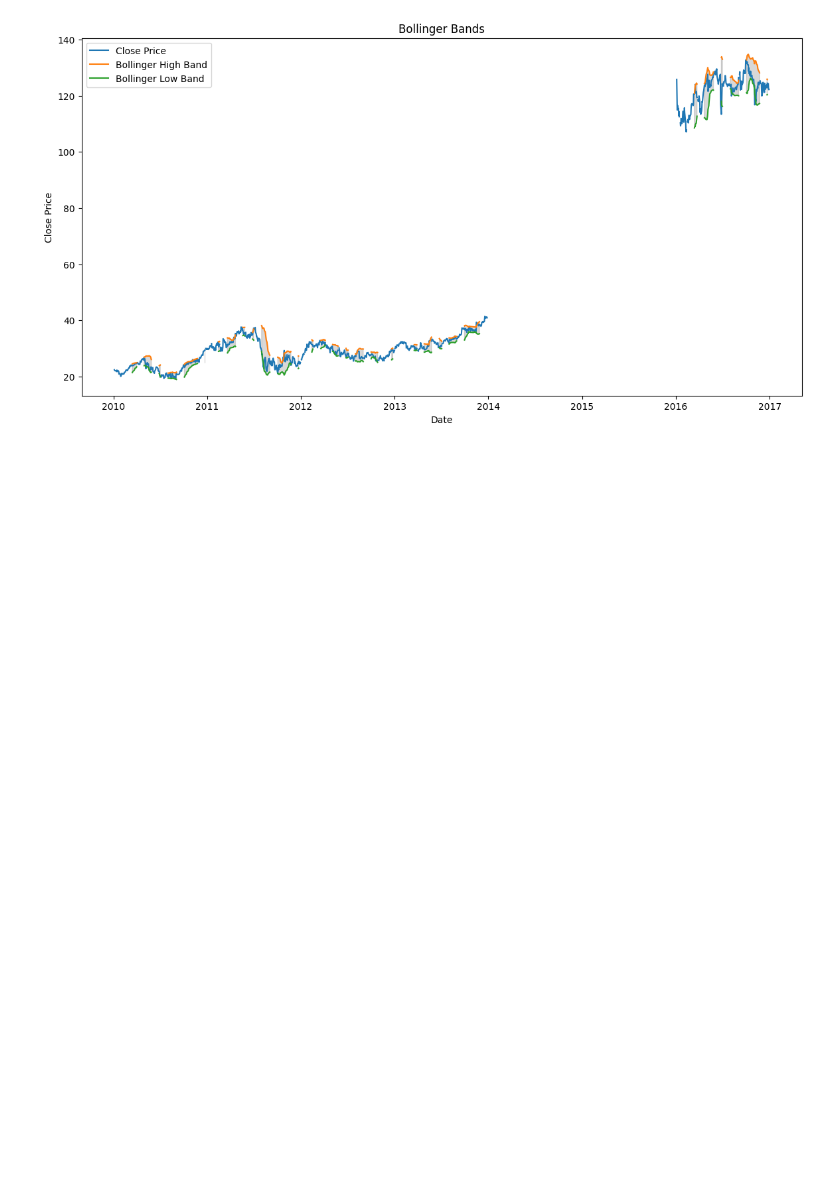
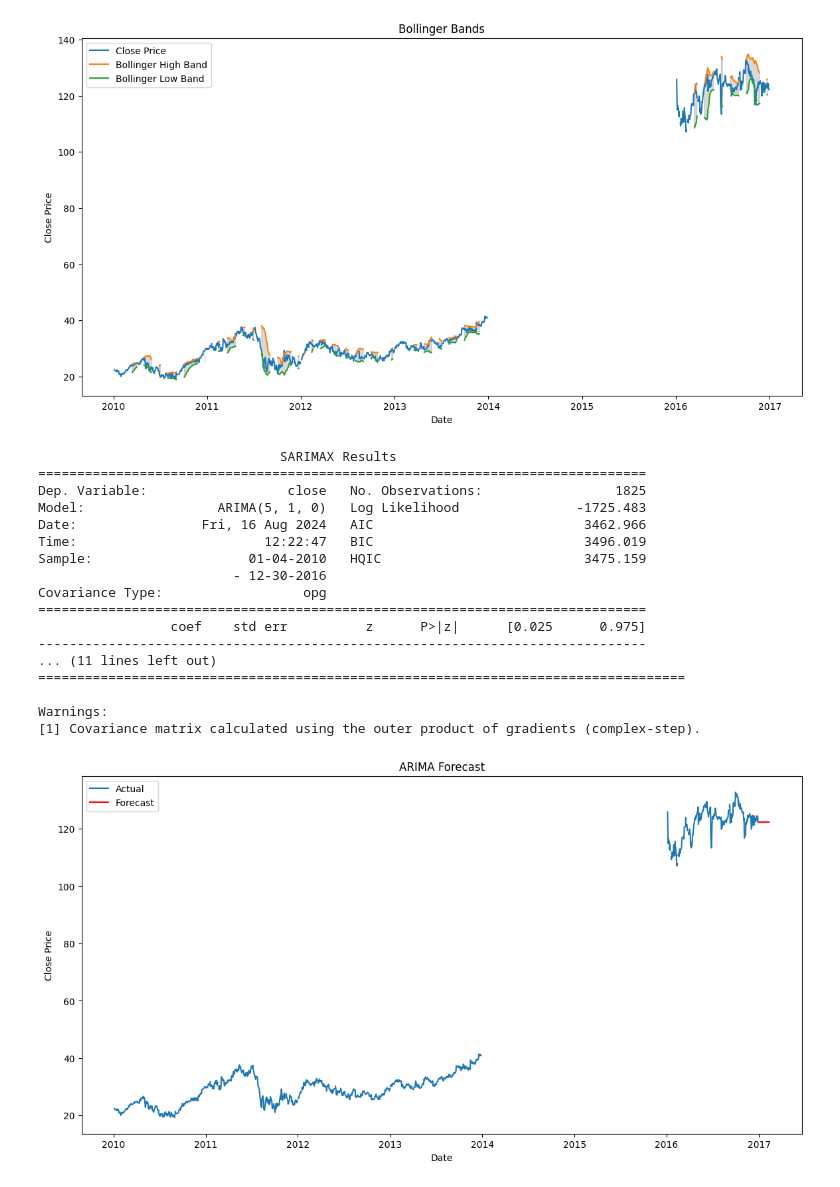
Before and after one commit to mn22abk/DSProjectHamza2024, a Jupyter notebook: DSPHamzafileIV.ipynb, the cells around one changed output. Saved outputs shown, nothing was run; the diff lists cells and outputs as text; code cells hidden in the pictures; blank space fills up the shorter version.

```diff
--- a/DSPHamzafileIV.ipynb
+++ b/DSPHamzafileIV.ipynb
@@ -107,3 +107,42 @@ def plot_bollinger_bands(df):
 plot_bollinger_bands(df)
 # %% [output]
 [figure]
+# %%
+# Predictive Modeling using ARIMA
+def arima_forecast(df):
+    # Fit ARIMA model
+    model = ARIMA(df['close'], order=(5, 1, 0))
+    model_fit = model.fit()
+    print(model_fit.summary())
+
+    # Forecast
+    forecast = model_fit.forecast(steps=30)
+    plt.figure(figsize=(14, 7))
+    plt.plot(df['close'], label='Actual')
+    plt.plot(forecast, label='Forecast', color='red')
+    plt.title('ARIMA Forecast')
+    plt.xlabel('Date')
+    plt.ylabel('Close Price')
+    plt.legend()
+    plt.show()
+
+arima_forecast(df)
+# %% [output]
+                               SARIMAX Results
+==============================================================================
+Dep. Variable:                  close   No. Observations:                 1825
+Model:                 ARIMA(5, 1, 0)   Log Likelihood               -1725.483
+Date:                Fri, 16 Aug 2024   AIC                           3462.966
+Time:                        12:22:47   BIC                           3496.019
+Sample:                    01-04-2010   HQIC                          3475.159
+                         - 12-30-2016
+Covariance Type:                  opg
+==============================================================================
+                 coef    std err          z      P>|z|      [0.025      0.975]
+------------------------------------------------------------------------------
+... (11 lines left out)
+===================================================================================
+
+Warnings:
+[1] Covariance matrix calculated using the outer product of gradients (complex-step).
+[figure, added]
```
Also changed, not shown: parts of 1 cell of this notebook.
